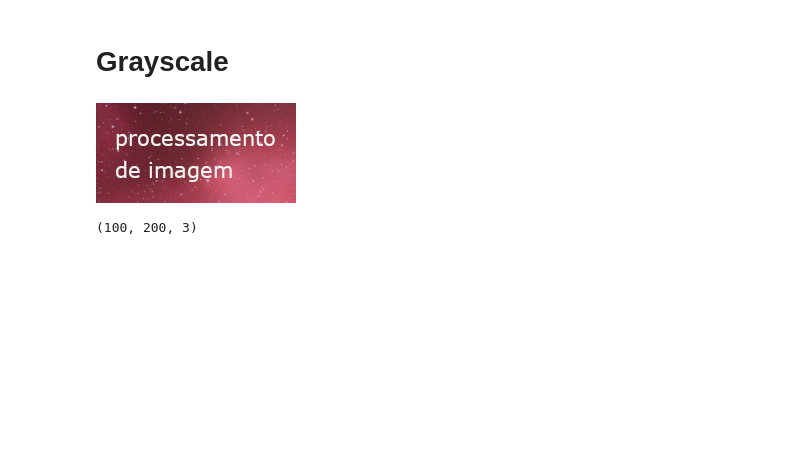
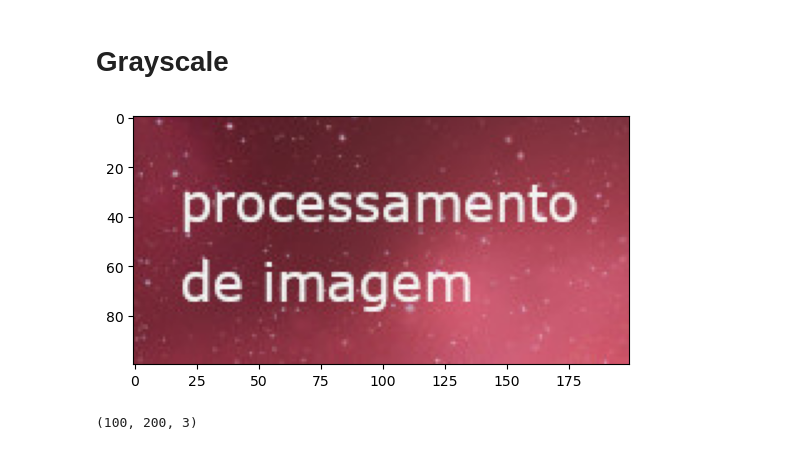
Before and after one commit to mxagar/ocr_guide, a Jupyter notebook: 01_Tesseract/lab/02_OCR_with_Python_Pre_processing.ipynb, the cells around one changed output. Saved outputs shown, nothing was run; the diff lists cells and outputs as text; code cells hidden in the pictures; blank space fills up the shorter version.

```diff
--- a/01_Tesseract/lab/02_OCR_with_Python_Pre_processing.ipynb
+++ b/01_Tesseract/lab/02_OCR_with_Python_Pre_processing.ipynb
@@ -9,10 +11,19 @@ from google.colab.patches import cv2_imshow
+# %%
+#from google.colab.patches import cv2_imshow
+def cv2_imshow(img, to_rgb=True):
+    if to_rgb:
+        img = cv2.cvtColor(img, cv2.COLOR_BGR2RGB) # BGR -> RGB
+    plt.imshow(img)
+    plt.show()
+# %%
+DATAPATH = "../../material/"
 # %% [markdown]
 # Grayscale
 # %%
-img = cv2.imread('/content/img-process.jpg')
+img = cv2.imread(DATAPATH+'Images/img-process.jpg')
 cv2_imshow(img)
 # %% [output]
-[figure, old version]
+[figure, new version]
 # %%
 img.shape
 # %% [output]
```
Also changed, not shown: parts of 52 cells of this notebook.
